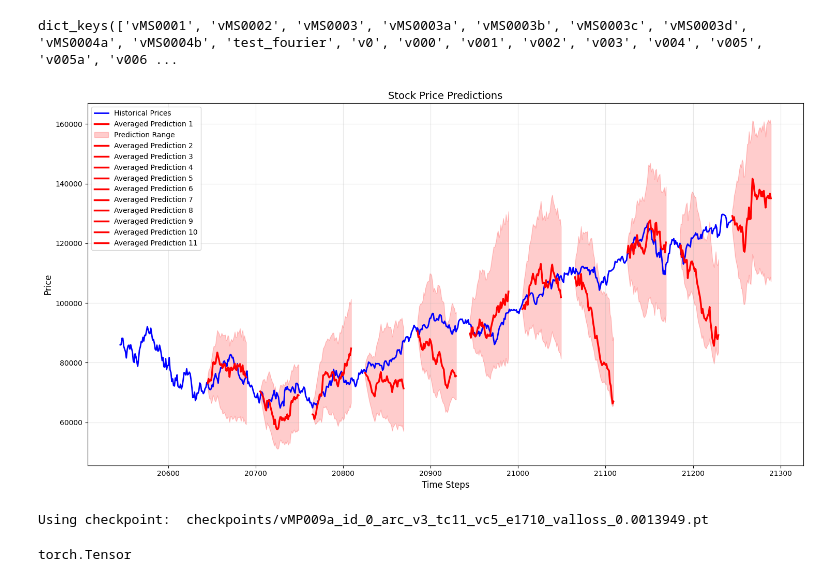
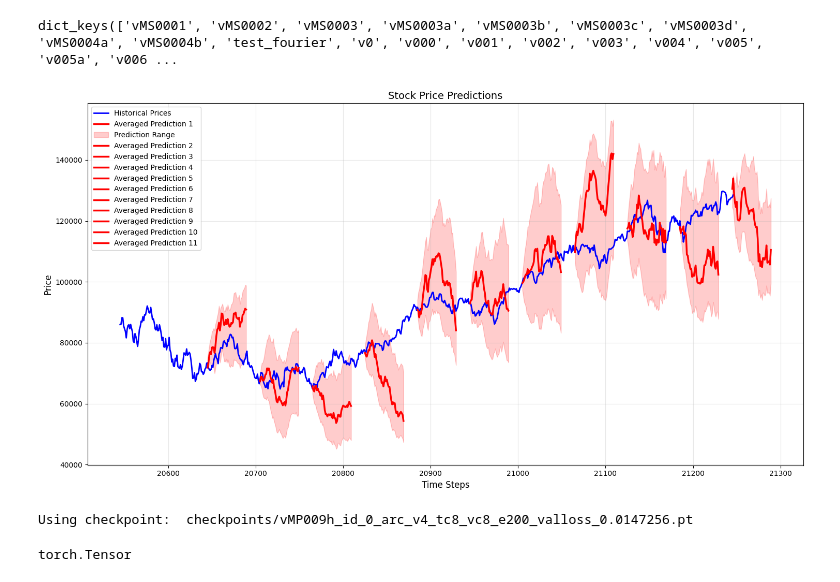
Before and after one commit to voxmenthe/FINPAK, a Jupyter notebook: src/finpak/transformer_predictions/inf_nb.ipynb, the cells around one changed output. Cells and saved outputs as stored; diff of their text form; code cells hidden in the pictures.

```diff
--- a/src/finpak/transformer_predictions/inf_nb.ipynb
+++ b/src/finpak/transformer_predictions/inf_nb.ipynb
@@ -50,15 +50,16 @@ dict_keys(['vMS0001', 'vMS0002', 'vMS0003', 'vMS0003a', 'vMS0003b', 'vMS0003c',
 # %%
 # ============= User-Configurable Parameters =============
 # Model Selection
-CONFIG_NAME = 'vMP009a'
-CHECKPOINT_PATH = 'checkpoints/vMP009a_id_0_arc_v3_tc11_vc5_e1710_valloss_0.0013949.pt' # v3
-# CHECKPOINT_PATH = 'checkpoints/vMP009h_id_0_arc_v4_tc6_vc6_e146_valloss_0.0000093.pt' # v4 - not great
+CONFIG_NAME = 'vMP009h'
+CHECKPOINT_PATH = '' # v?
 # CHECKPOINT_PATH = 'checkpoints/vMP003e_id_0_arc_v3_tc11_vc5_e674_valloss_0.0026478.pt' # doesn't run? takes forever
 #  excellent with stability_threshold 0.02, dampening_factor 0.9, ewma_alpha 0.65, temp 0.01
 
 # RECORD OF GOOD CHECKPOINTS DON"T DELETE
-# CHECKPOINT_PATH = 'checkpoints/vMP009a_id_0_arc_v3_tc11_vc5_e1710_valloss_0.0013949.pt' # v3 - the predictions are excellent - work on the bounds tho
-# CHECKPOINT_PATH = 'checkpoints/vMP003h_id_0_arc_v3_tc11_vc5_e668_valloss_0.0099780.pt' # v4 - predictions seem excellent - need to work on the bounds tho
+CHECKPOINT_PATH = 'saved_checkpoints/vMP009h_id_0_arc_v4_tc8_vc8_e200_valloss_0.0147256.pt' # v4 - pretty good -- stability 0.02, dampening 0.9, ewma 0.65, temp 0.01 - bu 0.0001, ug 0.00001, mus 0.09, mum 0.16, udm 0.9
+#CHECKPOINT_PATH = 'saved_checkpoints/vMP009a_id_0_arc_v3_tc11_vc5_e1710_valloss_0.0013949.pt' # v3 - actually pretty decent - stability 0.02, dampening 0.9, ewma 0.65, temp 0.01 - bu 0.0001, ug 0.00001, mus 0.09, mum 0.16, udm 0.9
+# CHECKPOINT_PATH = 'saved_checkpoints/vMP009a_id_0_arc_v3_tc11_vc5_e1710_valloss_0.0013949.pt' # v3 - the predictions are excellent - work on the bounds tho
+# CHECKPOINT_PATH = 'saved_checkpoints/vMP003h_id_0_arc_v3_tc11_vc5_e668_valloss_0.0099780.pt' # v4 - predictions seem excellent - need to work on the bounds tho
 # CHECKPOINT_PATH = 'saved_checkpoints/vMP005a_final_id_1_arc_v3_e778_valloss_0.0002237.pt' # # good. stability 0.02, dampening 0.9, ewma 0.65, temp 0.01, return scaling 0.5
 # CHECKPOINT_PATH = 'saved_checkpoints/vMP003d_id_0_arc_v3_tc6_vc2_e338_valloss_0.0020710.pt' # excellent with stability_threshold 0.02, dampening_factor 0.9, ewma_alpha 0.65, temp 0.01#
 # CHECKPOINT_PATH = 'saved_checkpoints/vMP003d_id_0_arc_v3_tc7_vc3_e353_valloss_0.0021448.pt' # excellent with stability_threshold 0.02, dampening_factor 0.9, ewma_alpha 0.65, temp 0.01
@@ -162,35 +163,35 @@ start_indices = None
 
 
 # ============= Make Predictions =============
 predict_from_checkpoint(
     checkpoint_path=CHECKPOINT_PATH,
     price_series=combined_prices, # combined_prices,
     start_indices=start_indices,
     averaged_indices=averaged_indices,
     n_steps=N_FUTURE_STEPS,
     config=CONFIG,
     model_params=MODEL_PARAMS,
     use_multi_horizon=USE_MULTI_HORIZON,
     stability_threshold=STABILITY_THRESHOLD,  # Max % daily move - decrease for more stability
     dampening_factor=DAMPENING_FACTOR,  # Stronger dampening - decrease for more stability
     ewma_alpha=EWMA_ALPHA,  # More smoothing - decrease for more stability
     horizon_weights=HORIZON_WEIGHTS, # [0.5, 0.5], # [0.3, 0.7],
     use_forcing=USE_FORCING,
     forcing_halflife=FORCING_HALFLIFE,
     temperature=TEMPERATURE,
     use_sampling=USE_SAMPLING,
     return_scaling_power=RETURN_SCALING_POWER,
     base_uncertainty=BASE_UNCERTAINTY,
     uncertainty_growth=UNCERTAINTY_GROWTH,
     max_uncertainty_single=MAX_UNCERTAINTY_SINGLE,
     max_uncertainty_multi=MAX_UNCERTAINTY_MULTI,
     uncertainty_damping=UNCERTAINTY_DAMPING,
     debug=False,
 )
 print("Using checkpoint: ", CHECKPOINT_PATH)
 # %% [output]
-[figure, old version]
+[figure, new version]
-Using checkpoint:  checkpoints/vMP009a_id_0_arc_v3_tc11_vc5_e1710_valloss_0.0013949.pt
+Using checkpoint:  checkpoints/vMP009h_id_0_arc_v4_tc8_vc8_e200_valloss_0.0147256.pt
 # %%
 type(combined_prices)
 # %% [output]
```
Also changed, not shown: parts of 2 cells of this notebook, 10 other files.
